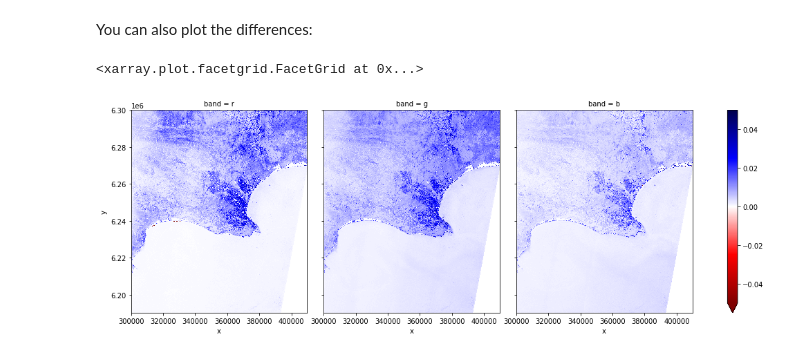
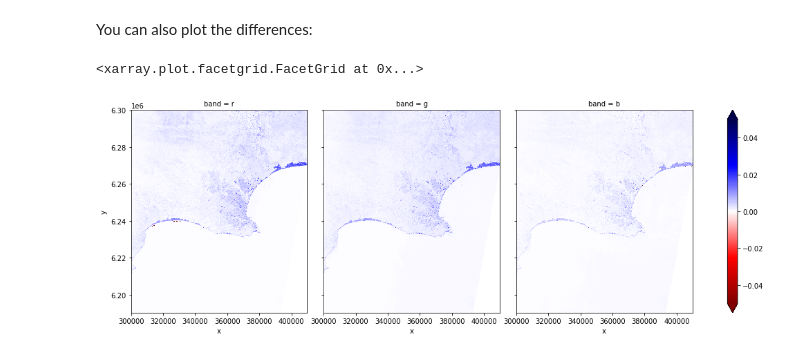
Before and after one commit to ESDS-Leipzig/sen2nbar, a Jupyter notebook: docs/tutorials/safe.ipynb, the cells around one changed output. Cells and saved outputs as stored; diff of their text form; code cells hidden in the pictures.

```diff
--- a/docs/tutorials/safe.ipynb
+++ b/docs/tutorials/safe.ipynb
@@ -26,12 +26,12 @@ def open_RGB(rgb_path, ext, shift_dn):
 # %% [markdown]
 And this function opens both reflectance levels (SR and NBAR), preparing them for plotting:
 # %%
-def open_data_for_vis(vmax=2000):
+def open_data_for_vis():
     RGB_SR = open_RGB("GRANULE/L2A_T35HLC_A040072_20230223T081836/IMG_DATA/R10m", "jp2", True)
     RGB_NBAR = open_RGB("NBAR", "tif", False)
     RGB = xr.concat([RGB_SR, RGB_NBAR],dim="reflectance")
-    RGB = RGB.assign_coords(dict(reflectance=["SR","NBAR"]))/vmax
-    return RGB.clip(0,1)
+    RGB = RGB.assign_coords(dict(reflectance=["SR","NBAR"]))
+    return RGB
 # %% [markdown]
 Open the RGB:
 # %%
@@ -46,7 +46,8 @@ rgb.plot.imshow(col="reflectance",figsize=(15,8))
 # %% [markdown]
 You can also plot the differences:
 # %%
+rgb = rgb/10000
 (rgb.sel(reflectance="NBAR") - rgb.sel(reflectance="SR")).plot.imshow(col="band",vmin=-0.05,vmax=0.05,cmap="seismic_r",figsize=(15,5))
 # %% [output]
 <xarray.plot.facetgrid.FacetGrid at 0x...>
-[figure, old version]
+[figure, new version]
```
Also changed, not shown: parts of 2 cells of this notebook.
